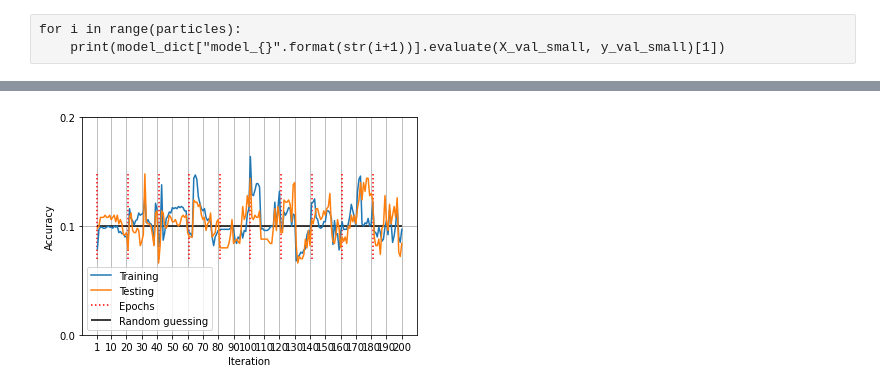
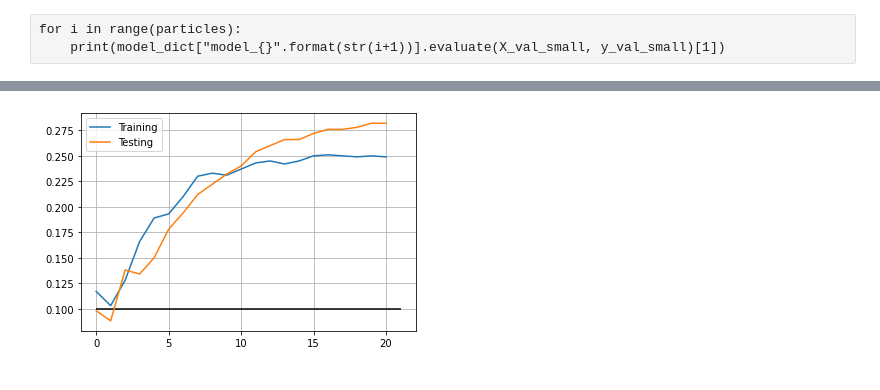
Before and after one commit to moritzlauff/thesis_programming, a Jupyter notebook: code_tests/enkf_test_mnist_transposeD.ipynb, the cells around one changed output, grey strips where cells are left out. Saved outputs shown, nothing was run; the diff lists cells and outputs as text; code cells hidden in the pictures.

```diff
--- a/code_tests/enkf_test_mnist_transposeD.ipynb
+++ b/code_tests/enkf_test_mnist_transposeD.ipynb
@@ -441,8 +401,0 @@ for i in range(particles):
-# %%
-# mean_model as the model with the mean of the weights of all particle models
-mean_weights = list(np.mean(list(weights_dict.values()), axis = 0))
-mean_model = init_model
-mean_model.set_weights(mean_weights)
-
-mean_model_train_acc = np.array(mean_model.evaluate(X_train, y_train)[1])
-mean_model_test_acc = np.array(mean_model.evaluate(X_test, y_test)[1])
@@ -716,7 +402,9 @@ test_acc_dict
-# %%
-nn_plot_iter_acc(train_acc_dict["model_1"],
-                 test_acc_dict["model_1"],
-                 iteration_dict["model_1"],
-                 mean_comparison = 0.1)
-# %% [output]
-[figure, removed]
+# %%
+plt.plot(np.arange(len(mean_model_train_acc)), mean_model_train_acc, label = "Training")
+plt.plot(np.arange(len(mean_model_test_acc)), mean_model_test_acc, label = "Testing")
+plt.hlines(xmin = 0, xmax = len(mean_model_train_acc), y = 0.1, color = "black")
+plt.legend()
+plt.grid()
+plt.show()
+# %% [output]
+[figure, added]
```
Also changed, not shown: parts of 26 cells of this notebook, 2 other files.
